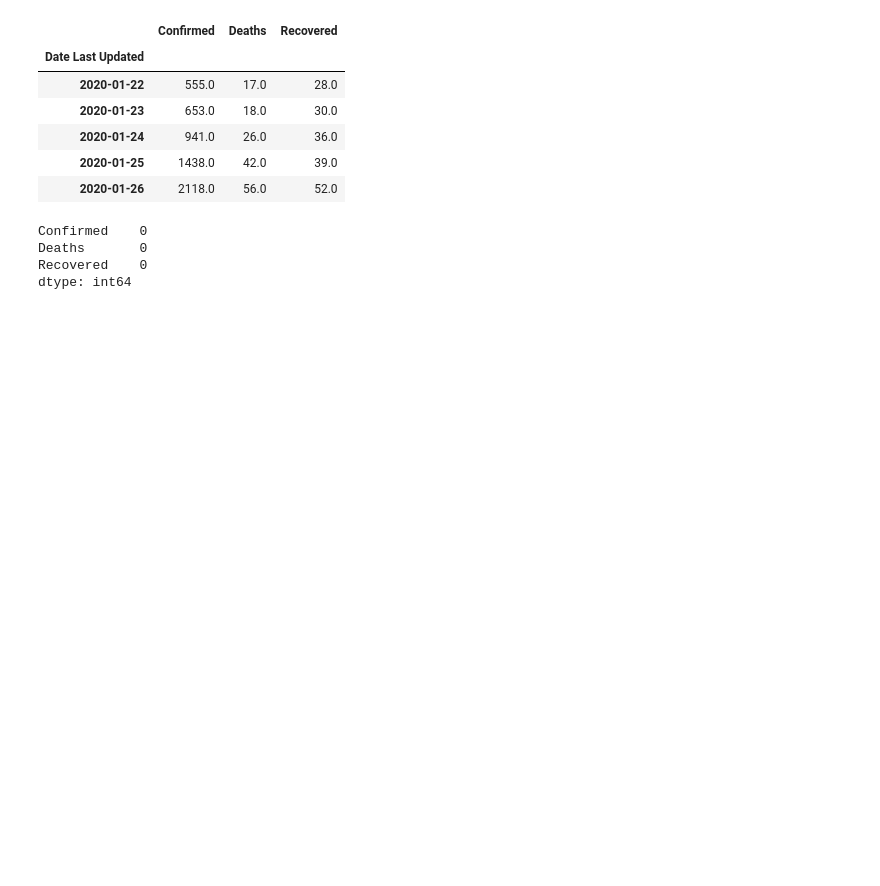
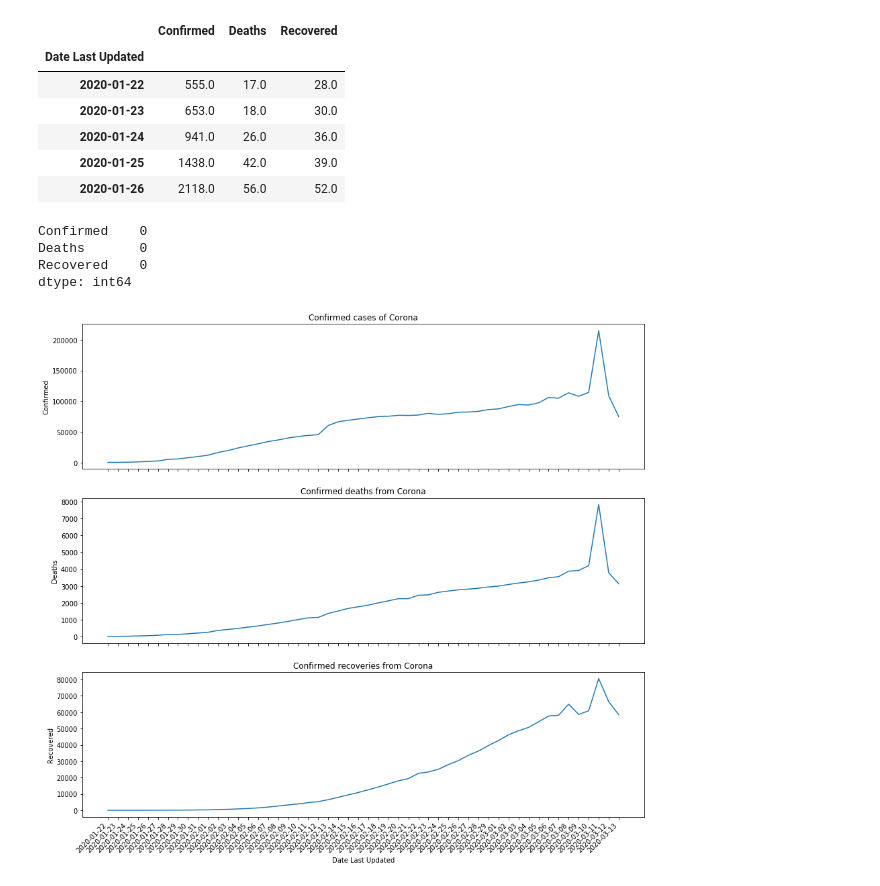
Before and after one commit to eytanohana/COVID-19, a Jupyter notebook: Data Exploration.ipynb, the cells around one changed output. Saved outputs shown, nothing was run; the diff lists cells and outputs as text; code cells hidden in the pictures; blank space fills up the shorter version.

```diff
--- a/Data Exploration.ipynb
+++ b/Data Exploration.ipynb
@@ -104,3 +104,20 @@ Confirmed    0
 Deaths       0
 Recovered    0
 dtype: int64
+# %%
+fig, axes = plt.subplots(3,1, figsize=(15,15))
+fig.autofmt_xdate(rotation=45)
+
+sns.lineplot(x=world_wide.index, y='Confirmed', data=world_wide, ax=axes[0])
+axes[0].xaxis.set_ticks(world_wide.index)
+axes[0].set_title('Confirmed cases of Corona')
+
+sns.lineplot(x=world_wide.index, y='Deaths', data=world_wide, ax=axes[1])
+axes[1].xaxis.set_ticks(world_wide.index)
+axes[1].set_title('Confirmed deaths from Corona')
+
+sns.lineplot(x=world_wide.index, y='Recovered', data=world_wide, ax=axes[2])
+axes[2].xaxis.set_ticks(world_wide.index);
+axes[2].set_title('Confirmed recoveries from Corona');
+# %% [output]
+[figure, added]
```
Also changed, not shown: parts of 9 cells of this notebook.
